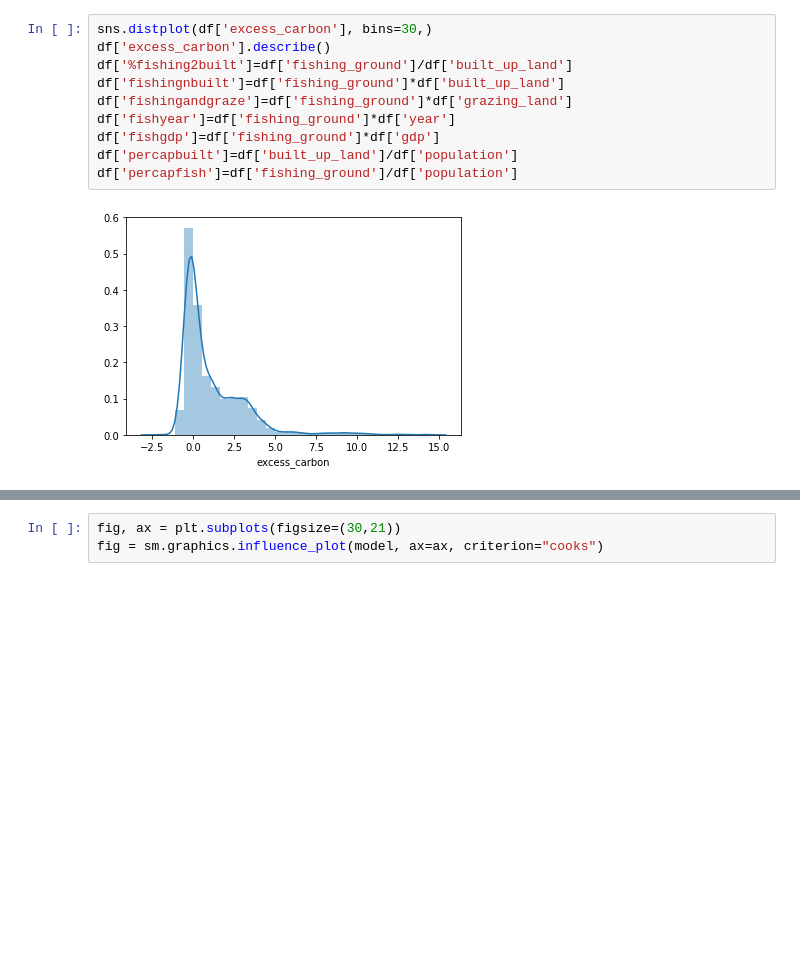
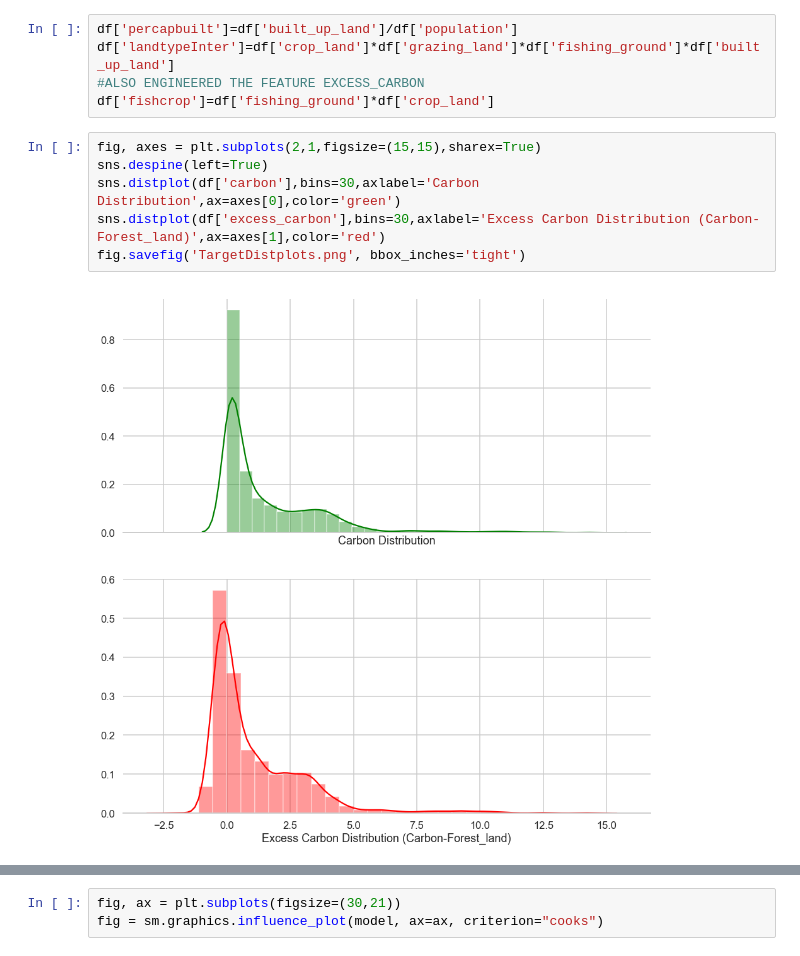
Before and after one commit to mackenziemitchell6/BigfootPrint, a Jupyter notebook: DataTransformations.ipynb, the cells around one changed output, grey strips where cells are left out. Drawn from its saved outputs; the diff is of its cells as text; blank space fills up the shorter version.

```diff
--- a/DataTransformations.ipynb
+++ b/DataTransformations.ipynb
@@ -35,12 +30,13 @@ df.shape
-# %%
-sns.distplot(df['excess_carbon'], bins=30,)
-df['excess_carbon'].describe()
-df['%fishing2built']=df['fishing_ground']/df['built_up_land']
-df['fishingnbuilt']=df['fishing_ground']*df['built_up_land']
-df['fishingandgraze']=df['fishing_ground']*df['grazing_land']
-df['fishyear']=df['fishing_ground']*df['year']
-df['fishgdp']=df['fishing_ground']*df['gdp']
-df['percapbuilt']=df['built_up_land']/df['population']
-df['percapfish']=df['fishing_ground']/df['population']
-# %% [output]
-[figure, removed]
+# %%
+df['percapbuilt']=df['built_up_land']/df['population']
+df['landtypeInter']=df['crop_land']*df['grazing_land']*df['fishing_ground']*df['built_up_land']
+#ALSO ENGINEERED THE FEATURE EXCESS_CARBON
+df['fishcrop']=df['fishing_ground']*df['crop_land']
+# %%
+fig, axes = plt.subplots(2,1,figsize=(15,15),sharex=True)
+sns.despine(left=True)
+sns.distplot(df['carbon'],bins=30,axlabel='Carbon Distribution',ax=axes[0],color='green')
+sns.distplot(df['excess_carbon'],bins=30,axlabel='Excess Carbon Distribution (Carbon-Forest_land)',ax=axes[1],color='red')
+fig.savefig('TargetDistplots.png', bbox_inches='tight')
+# %% [output]
+[figure, added]
```
Also changed, not shown: parts of 24 cells of this notebook, 6 other files.
